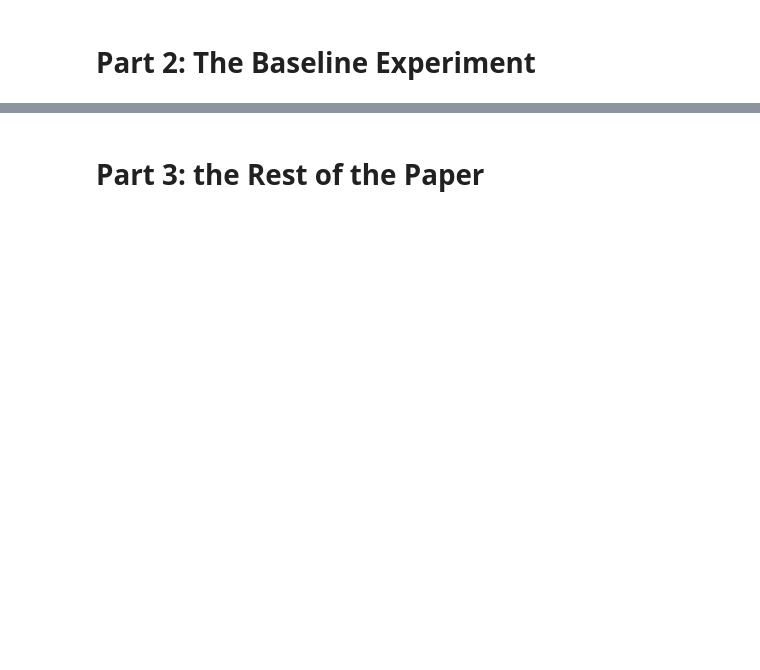
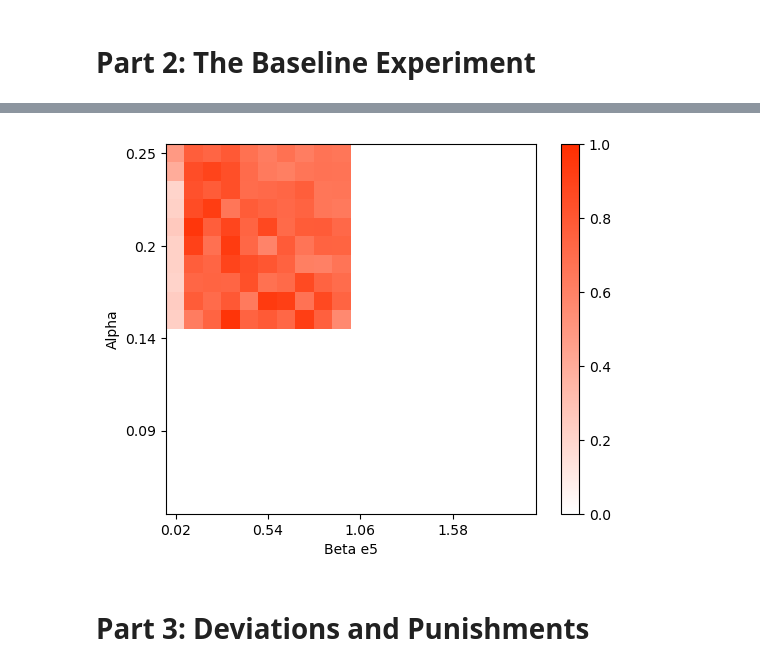
Before and after one commit to ChenTang01/Algorithmic_Collusion_in_Dynamic_Pricing, a Jupyter notebook: calvano2020artificial.ipynb, the cells around one changed output, grey strips where cells are left out. Drawn from its saved outputs; the diff is of its cells as text; code cells hidden in the pictures; blank space fills up the shorter version.

```diff
--- a/calvano2020artificial.ipynb
+++ b/calvano2020artificial.ipynb
@@ -366,2 +357,17 @@ plt.show()
+# %%
+matrix_delta = np.load('calvano_matrix_delta.npy')
+colors = [(1, 1, 1), (1, 0.18, 0)]
+cmap = LinearSegmentedColormap.from_list('white_to_red', colors, N=256)
+plt.imshow(matrix_delta, cmap=cmap, vmin=0, vmax=1)
+plt.colorbar()
+x_ticks = np.round(np.linspace(0.02, 2, 20)[::5], 2)
+y_ticks = np.round(np.linspace(0.25, 0.05, 20)[::5], 2)
+plt.xticks(np.arange(0, 20, 5), x_ticks)
+plt.yticks(np.arange(0, 20, 5), y_ticks)
+plt.xlabel('Beta e5')
+plt.ylabel('Alpha')
+plt.show()
+# %% [output]
+[figure, added]
 # %% [markdown]
-# Part 3: the Rest of the Paper
+# Part 3: Deviations and Punishments
```
Also changed, not shown: parts of 22 cells of this notebook, 6 other files.
